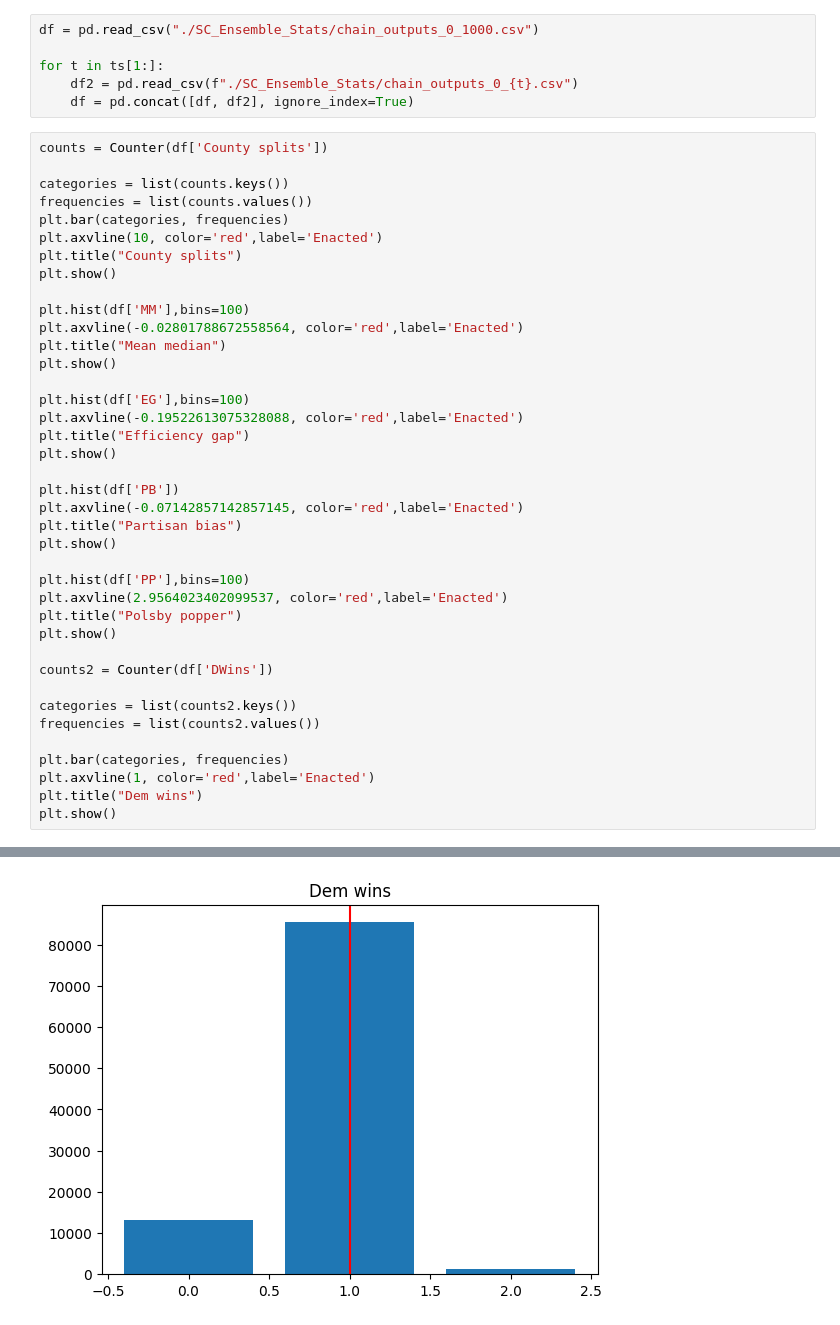
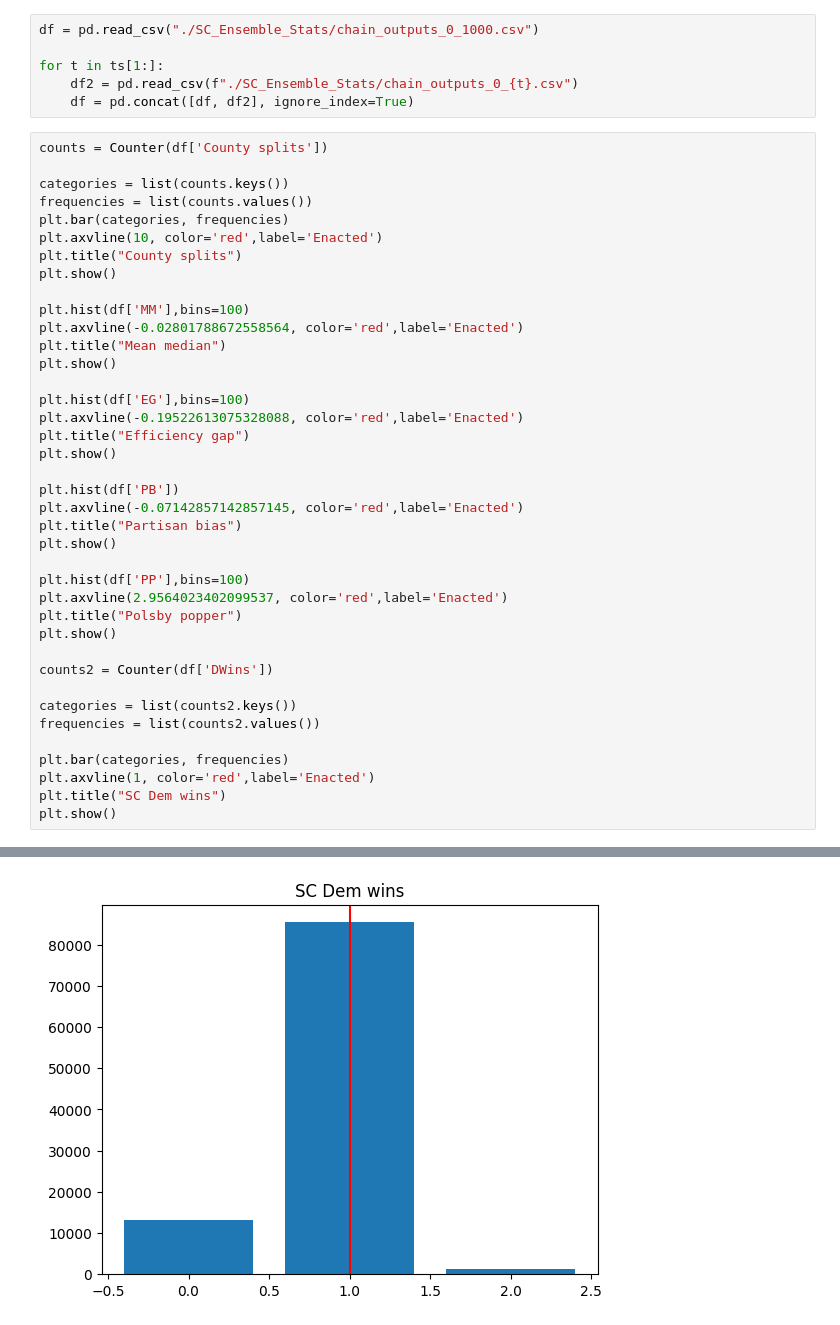
Before and after one commit to angela-moon/vra-analysis-south, a Jupyter notebook: SC/SC_Process_Ensemble_Outputs.ipynb, the cells around one changed output, grey strips where cells are left out. Cells and saved outputs as stored; diff of their text form.

```diff
--- a/SC/SC_Process_Ensemble_Outputs.ipynb
+++ b/SC/SC_Process_Ensemble_Outputs.ipynb
@@ -598,32 +700,32 @@ plt.show()
 
 plt.hist(df['EG'],bins=100)
 plt.axvline(-0.19522613075328088, color='red',label='Enacted')
 plt.title("Efficiency gap")
 plt.show()
 
 plt.hist(df['PB'])
 plt.axvline(-0.07142857142857145, color='red',label='Enacted')
 plt.title("Partisan bias")
 plt.show()
 
 plt.hist(df['PP'],bins=100)
 plt.axvline(2.9564023402099537, color='red',label='Enacted')
 plt.title("Polsby popper")
 plt.show()
 
 counts2 = Counter(df['DWins'])
 
 categories = list(counts2.keys())
 frequencies = list(counts2.values())
 
 plt.bar(categories, frequencies)
 plt.axvline(1, color='red',label='Enacted')
-plt.title("Dem wins")
+plt.title("SC Dem wins")
 plt.show()
 # %% [output]
 [figure]
 [figure]
 [figure]
 [figure]
 [figure]
-[figure, old version]
+[figure, new version]
```
Also changed, not shown: parts of 4 cells of this notebook, 31 other files.
